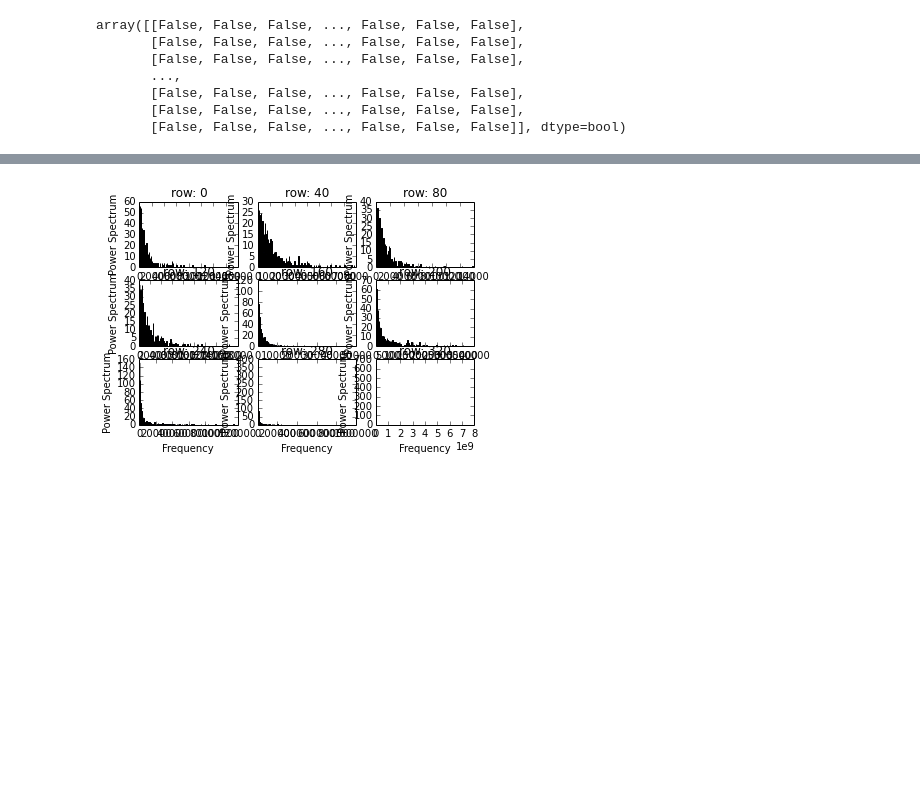
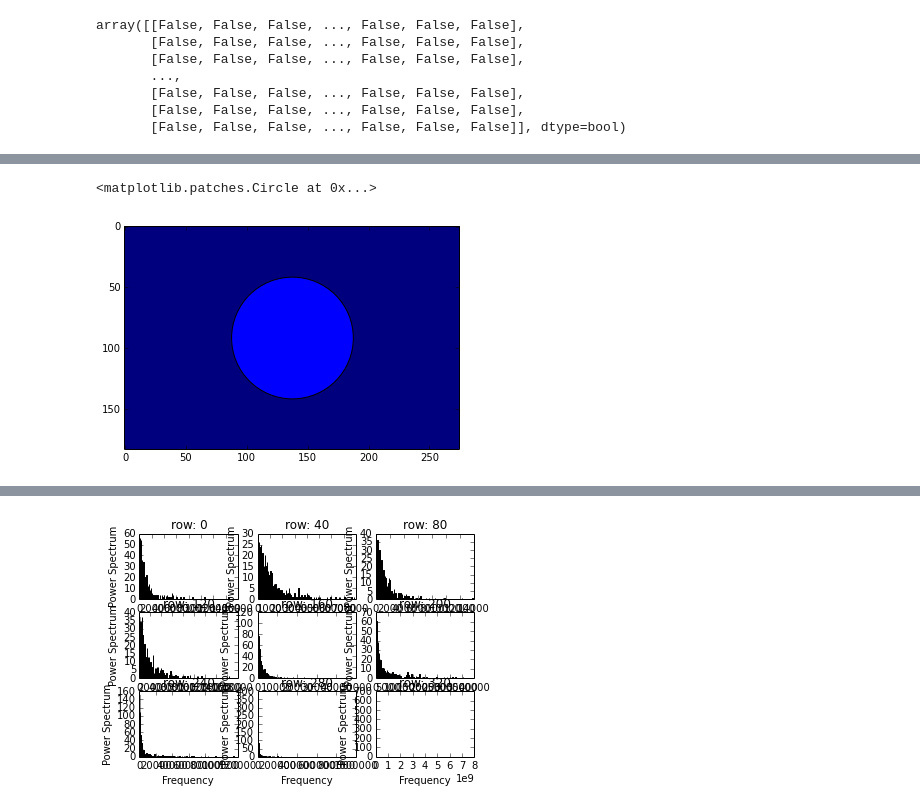
Before and after one commit to mpellegri/FoodvSkin, a Jupyter notebook: KFeatures.ipynb, the cells around one changed output, grey strips where cells are left out. Cells and saved outputs as stored; diff of their text form; code cells hidden in the pictures; blank space fills up the shorter version.

```diff
--- a/KFeatures.ipynb
+++ b/KFeatures.ipynb
@@ -317,0 +324,12 @@ plt.show()
+# %%
+filt=np.zeros(image.shape)
+xc=image.shape[1]/2.
+yc=image.shape[0]/2.
+circle = plt.Circle([xc,yc], 50., facecolor="b")
+
+f,ax= plt.subplots()
+ax.imshow(filt)
+ax.add_patch(circle)
+# %% [output]
+<matplotlib.patches.Circle at 0x...>
+[figure, added]
```
Also changed, not shown: parts of 8 cells of this notebook.
